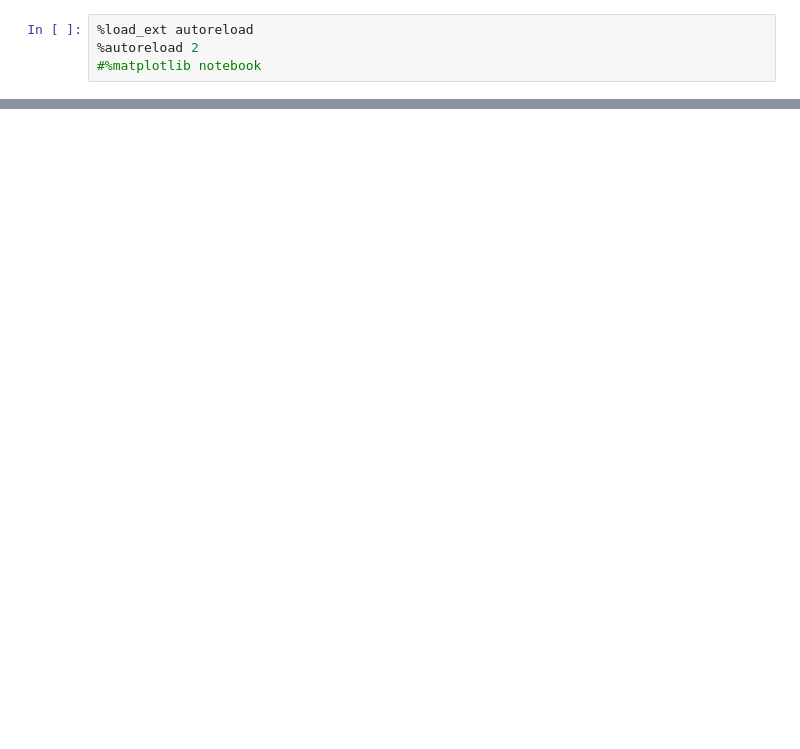
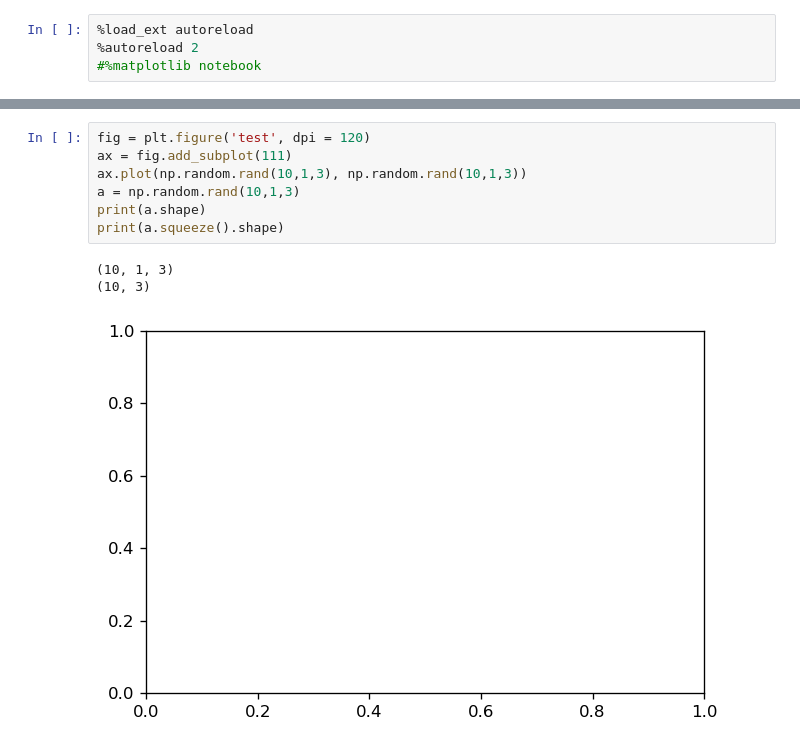
Before and after one commit to g13/patchV1, a Jupyter notebook: OD_VF.ipynb, the cells around one changed output, grey strips where cells are left out. Drawn from its saved outputs; the diff is of its cells as text; blank space fills up the shorter version.

```diff
--- a/OD_VF.ipynb
+++ b/OD_VF.ipynb
@@ -71,0 +140,11 @@ ODlabel = np.random.shuffle(plabel)
+# %%
+fig = plt.figure('test', dpi = 120)
+ax = fig.add_subplot(111)
+ax.plot(np.random.rand(10,1,3), np.random.rand(10,1,3))
+a = np.random.rand(10,1,3)
+print(a.shape)
+print(a.squeeze().shape)
+# %% [output]
+(10, 1, 3)
+(10, 3)
+[figure, added]
```
Also changed, not shown: parts of 12 cells of this notebook, 4 other files.
